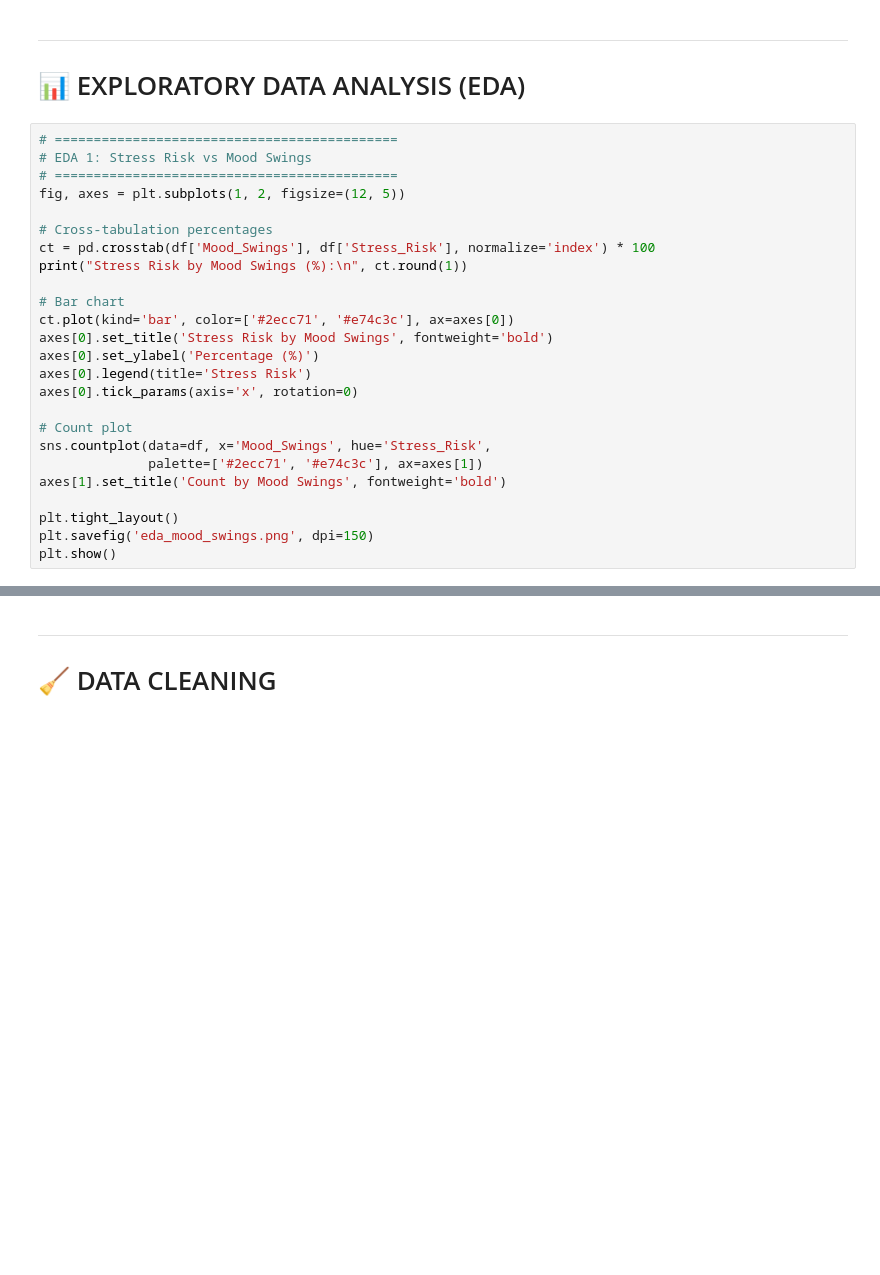
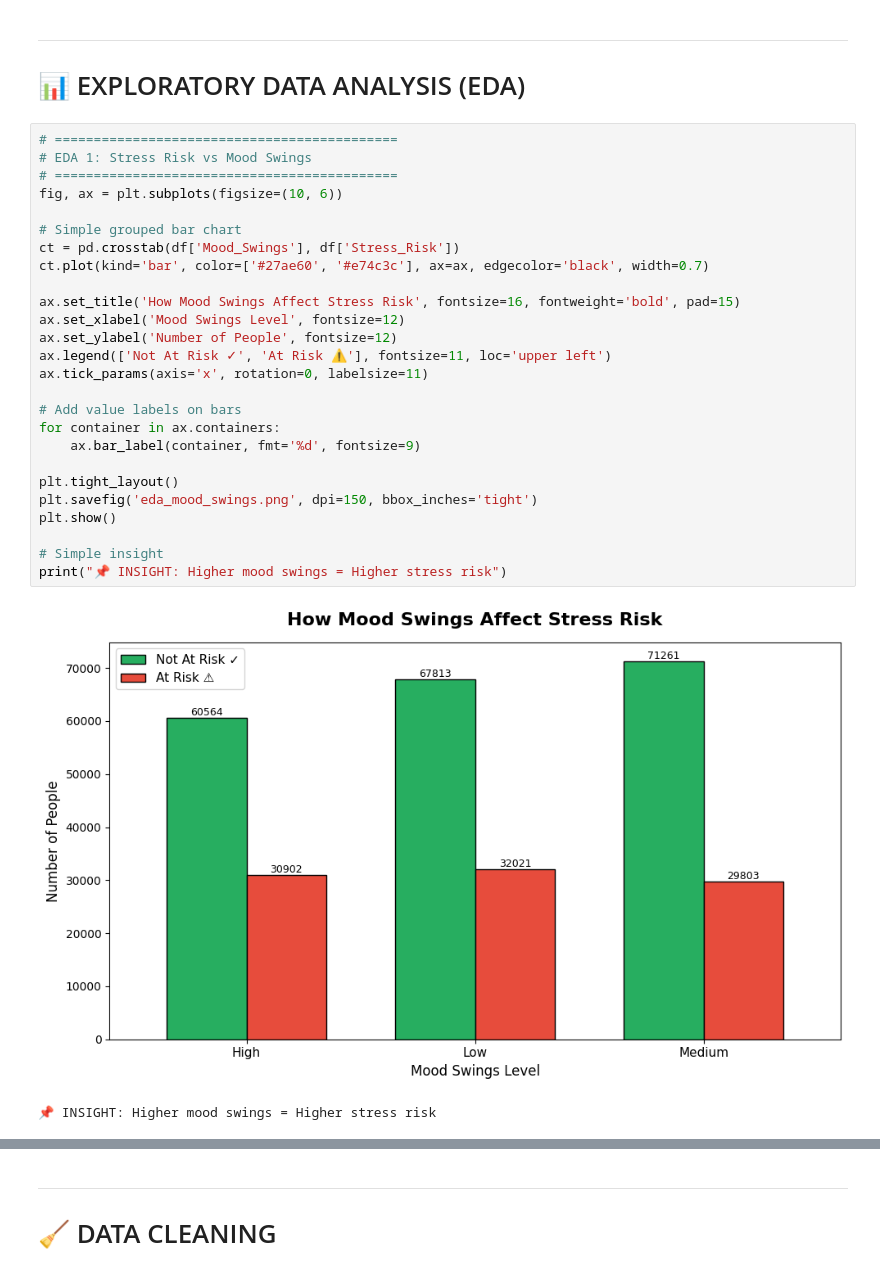
Before and after one commit to EstherAbik/Machine-Learning-Project, a Jupyter notebook: stress_prediction_notebook.ipynb, the cells around one changed output, grey strips where cells are left out. Saved outputs shown, nothing was run; the diff lists cells and outputs as text; blank space fills up the shorter version.

```diff
--- a/stress_prediction_notebook.ipynb
+++ b/stress_prediction_notebook.ipynb
@@ -104,28 +176,32 @@ print(f"\n✅ Imbalance Ratio: {ratio:.2f} - {'BALANCED' if ratio < 1.5 else 'IM
 # %%
 # ============================================
 # EDA 1: Stress Risk vs Mood Swings
 # ============================================
-fig, axes = plt.subplots(1, 2, figsize=(12, 5))
+fig, ax = plt.subplots(figsize=(10, 6))
 
-# Cross-tabulation percentages
-ct = pd.crosstab(df['Mood_Swings'], df['Stress_Risk'], normalize='index') * 100
-print("Stress Risk by Mood Swings (%):\n", ct.round(1))
+# Simple grouped bar chart
+ct = pd.crosstab(df['Mood_Swings'], df['Stress_Risk'])
+ct.plot(kind='bar', color=['#27ae60', '#e74c3c'], ax=ax, edgecolor='black', width=0.7)
 
-# Bar chart
-ct.plot(kind='bar', color=['#2ecc71', '#e74c3c'], ax=axes[0])
-axes[0].set_title('Stress Risk by Mood Swings', fontweight='bold')
-axes[0].set_ylabel('Percentage (%)')
-axes[0].legend(title='Stress Risk')
-axes[0].tick_params(axis='x', rotation=0)
+ax.set_title('How Mood Swings Affect Stress Risk', fontsize=16, fontweight='bold', pad=15)
+ax.set_xlabel('Mood Swings Level', fontsize=12)
+ax.set_ylabel('Number of People', fontsize=12)
+ax.legend(['Not At Risk ✓', 'At Risk ⚠'], fontsize=11, loc='upper left')
+ax.tick_params(axis='x', rotation=0, labelsize=11)
 
-# Count plot
-sns.countplot(data=df, x='Mood_Swings', hue='Stress_Risk',
-              palette=['#2ecc71', '#e74c3c'], ax=axes[1])
-axes[1].set_title('Count by Mood Swings', fontweight='bold')
+# Add value labels on bars
+for container in ax.containers:
+    ax.bar_label(container, fmt='%d', fontsize=9)
 
 plt.tight_layout()
-plt.savefig('eda_mood_swings.png', dpi=150)
+plt.savefig('eda_mood_swings.png', dpi=150, bbox_inches='tight')
 plt.show()
+
+# Simple insight
+print("📌 INSIGHT: Higher mood swings = Higher stress risk")
+# %% [output]
+[figure, added]
+📌 INSIGHT: Higher mood swings = Higher stress risk
 # %%
 # ============================================
 # EDA 2: Stress Risk vs Family History
```
Also changed, not shown: parts of 21 cells of this notebook.
